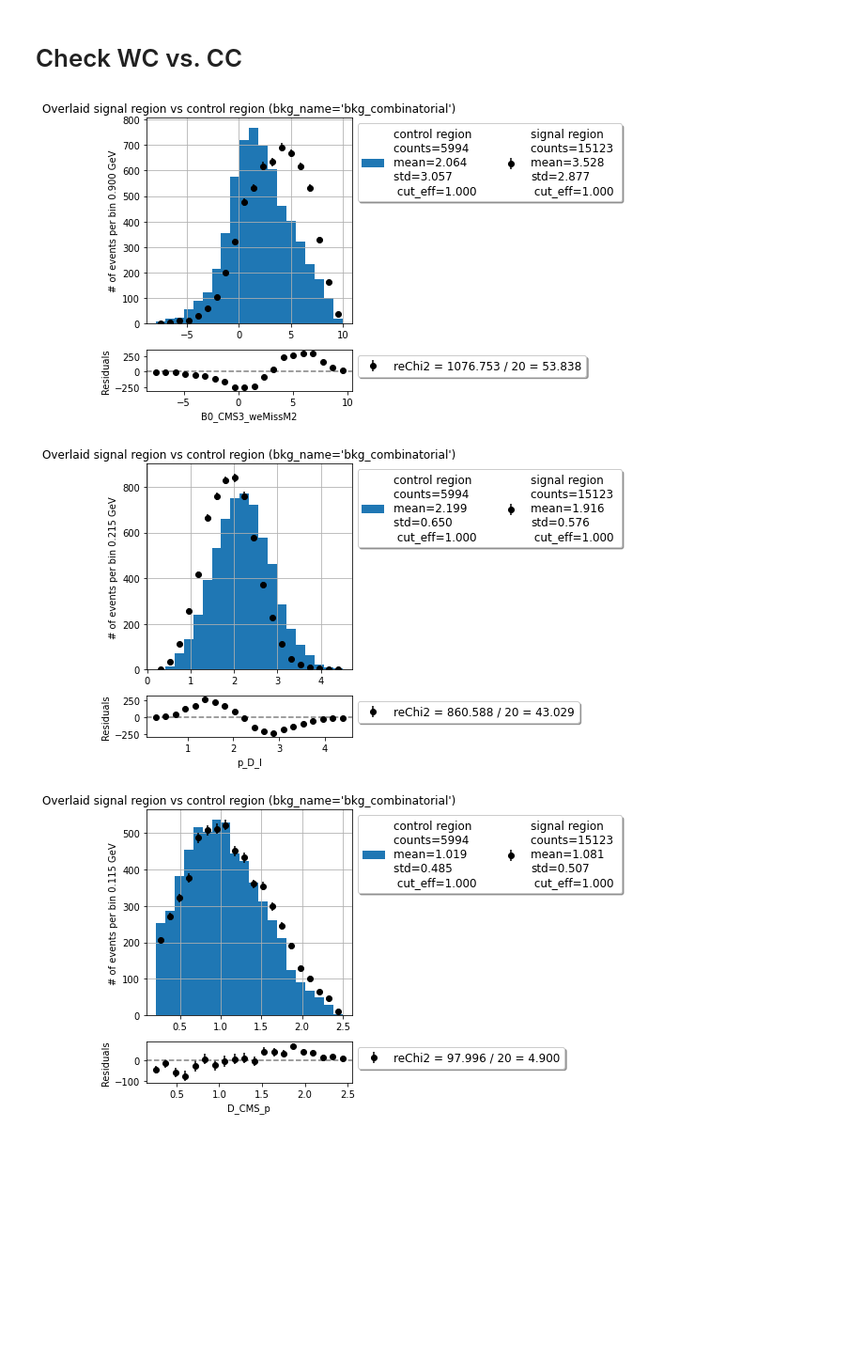
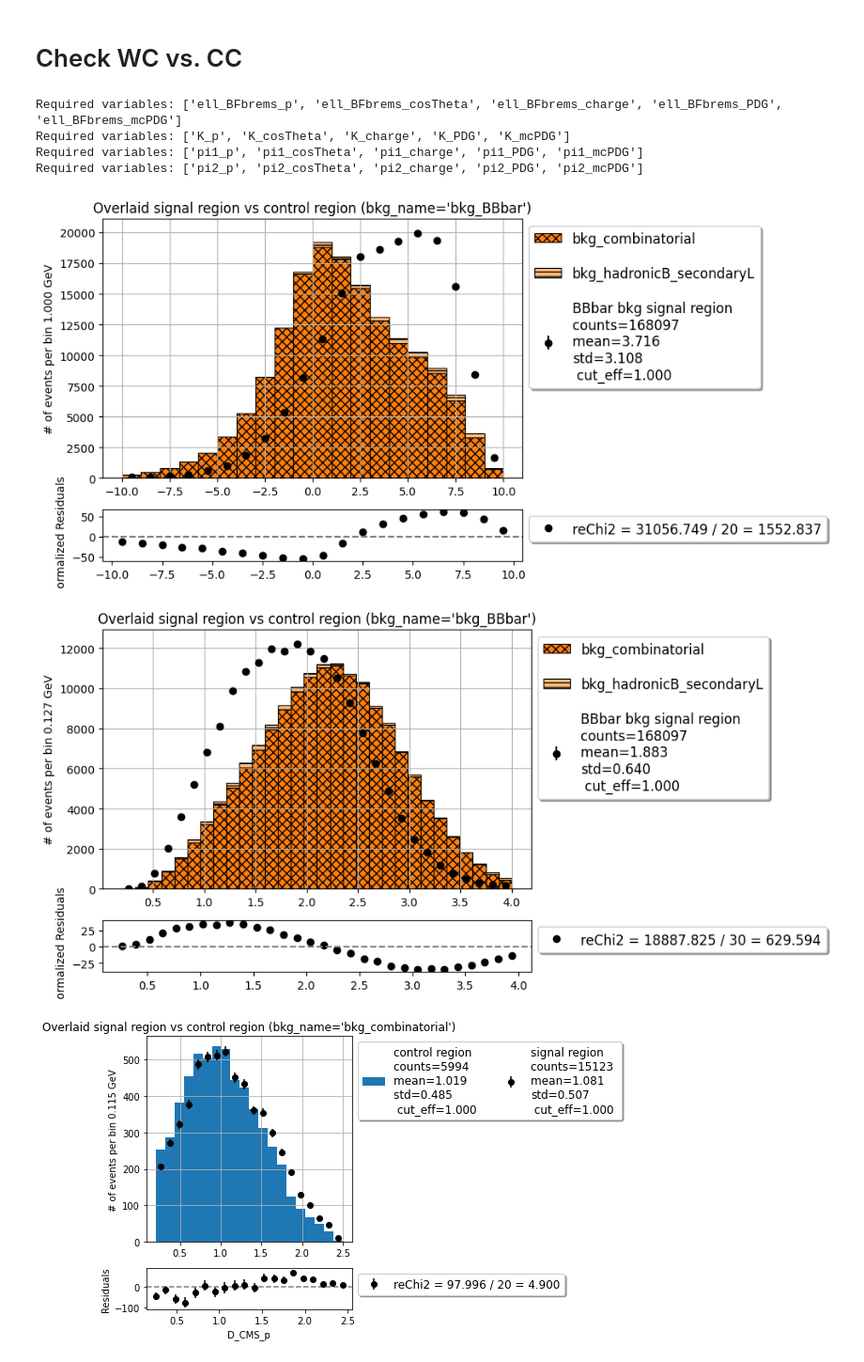
Before and after one commit to zjkjsd/inclusive_R_D, a Jupyter notebook: Notebooks/Plotting/4_Plot_WC_e_run1.ipynb, the cells around one changed output. Shown at 94% size. Drawn from its saved outputs; the diff is of its cells as text; code cells hidden in the pictures; blank space fills up the shorter version.

Commit message:
update plotting functions

```diff
--- a/Notebooks/Plotting/4_Plot_WC_e_run1.ipynb
+++ b/Notebooks/Plotting/4_Plot_WC_e_run1.ipynb
@@ -436,26 +454,42 @@ CPU times: user 2min 16s, sys: 196 ms, total: 2min 16s
 Wall time: 2min 16s
 # %% [markdown]
 # Check WC vs. CC
+# %%
+MC_4S_loose = uproot.concatenate(['/home/belle/zhangboy/inclusive_R_D/Samples/4S_run1_deimos_BDT_e_3.root:MC_e_loose'],
+                          library="pd",
+                          cut = offline_cut,
+                          filter_branch=lambda branch: branch.name in columns)
+
+MC_4S_loose=util.apply_pid_corrections(df=MC_4S_loose, run='run1', channel='e', corr_col_name='total_PIDweight')
+
+samples_loose=util.classify_mc_dict(MC_4S_loose, 'e', template=False)
+# %% [output]
+Required variables: ['ell_BFbrems_p', 'ell_BFbrems_cosTheta', 'ell_BFbrems_charge', 'ell_BFbrems_PDG', 'ell_BFbrems_mcPDG']
+Required variables: ['K_p', 'K_cosTheta', 'K_charge', 'K_PDG', 'K_mcPDG']
+Required variables: ['pi1_p', 'pi1_cosTheta', 'pi1_charge', 'pi1_PDG', 'pi1_mcPDG']
+Required variables: ['pi2_p', 'pi2_cosTheta', 'pi2_charge', 'pi2_PDG', 'pi2_mcPDG']
 # %%
 # compare control vs signal regions MC
-b1 = np.linspace(-8,10,21)
-weights = {'control region': 1,
-         'signal region': 6/15}
-mpl.plot_mc_sig_control(variable='B0_CMS3_weMissM2',bins=b1,
-                        bkg_name='bkg_combinatorial',
-                        cut=None,
-                        samples_sig=samples_sig,
-                        weights=weights,correction=False,mask=[])
+b1 = np.linspace(-10,10,21)
+weights = {'all_mc': 1,
+         'bkg_combinatorial': 1,
+          'bkg_hadronicB_secondaryL':1}
+mpl_wc.plot_mc_sig_control(variable='B0_recMissM2',bins=b1,bkg_name='bkg_BBbar',cut=None,
+                        samples_sig=samples_loose,weights=weights,mask=[],
+                            figsize=(10,5),legend_nc=1,legend_fs=12)
 # %% [output]
-[figure, old version]
+[figure, new version]
 # %%
-b2 = np.linspace(0.2,4.5,21)
-mpl.plot_mc_sig_control(variable='p_D_l',bins=b2,
-                        bkg_name='bkg_combinatorial',cut=None,
-                        samples_sig=samples_sig,
-                        weights=weights,correction=False,mask=[])
+# compare control vs signal regions MC
+b1 = np.linspace(0.2,4,31)
+weights = {'all_mc': 1,
+         'bkg_combinatorial': 1,
+          'bkg_hadronicB_secondaryL':1}
+mpl_wc.plot_mc_sig_control(variable='p_D_l',bins=b1,bkg_name='bkg_BBbar',cut=None,
+                        samples_sig=samples_loose,weights=weights,mask=[],
+                            figsize=(10,5),legend_nc=1,legend_fs=12)
 # %% [output]
-[figure, old version]
+[figure, new version]
 # %%
 b2 = np.linspace(0.2,2.5,21)
 mpl.plot_mc_sig_control(variable='D_CMS_p',bins=b2,
```
Also changed, not shown: parts of 3 cells of this notebook, 1 other file.
